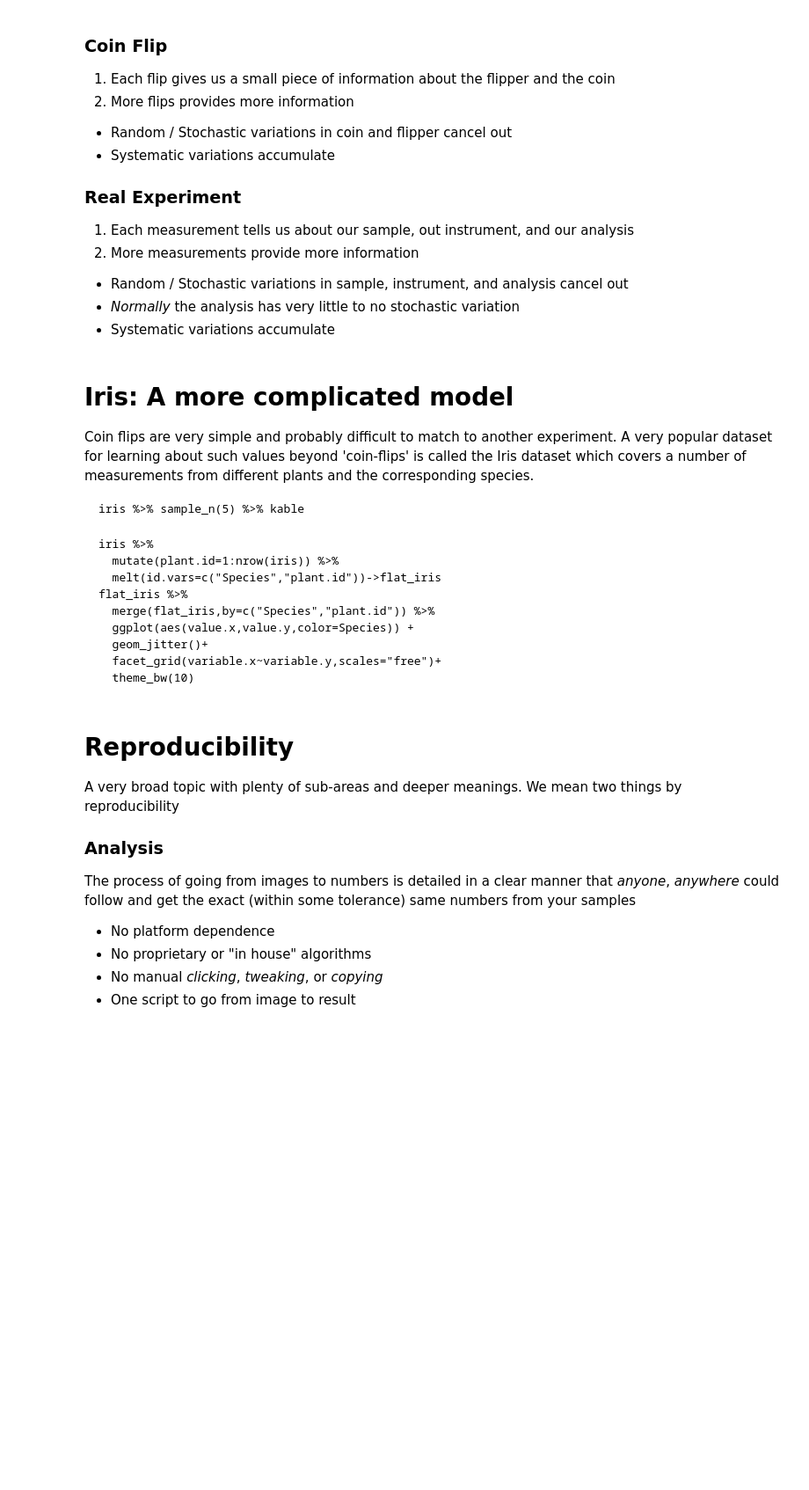
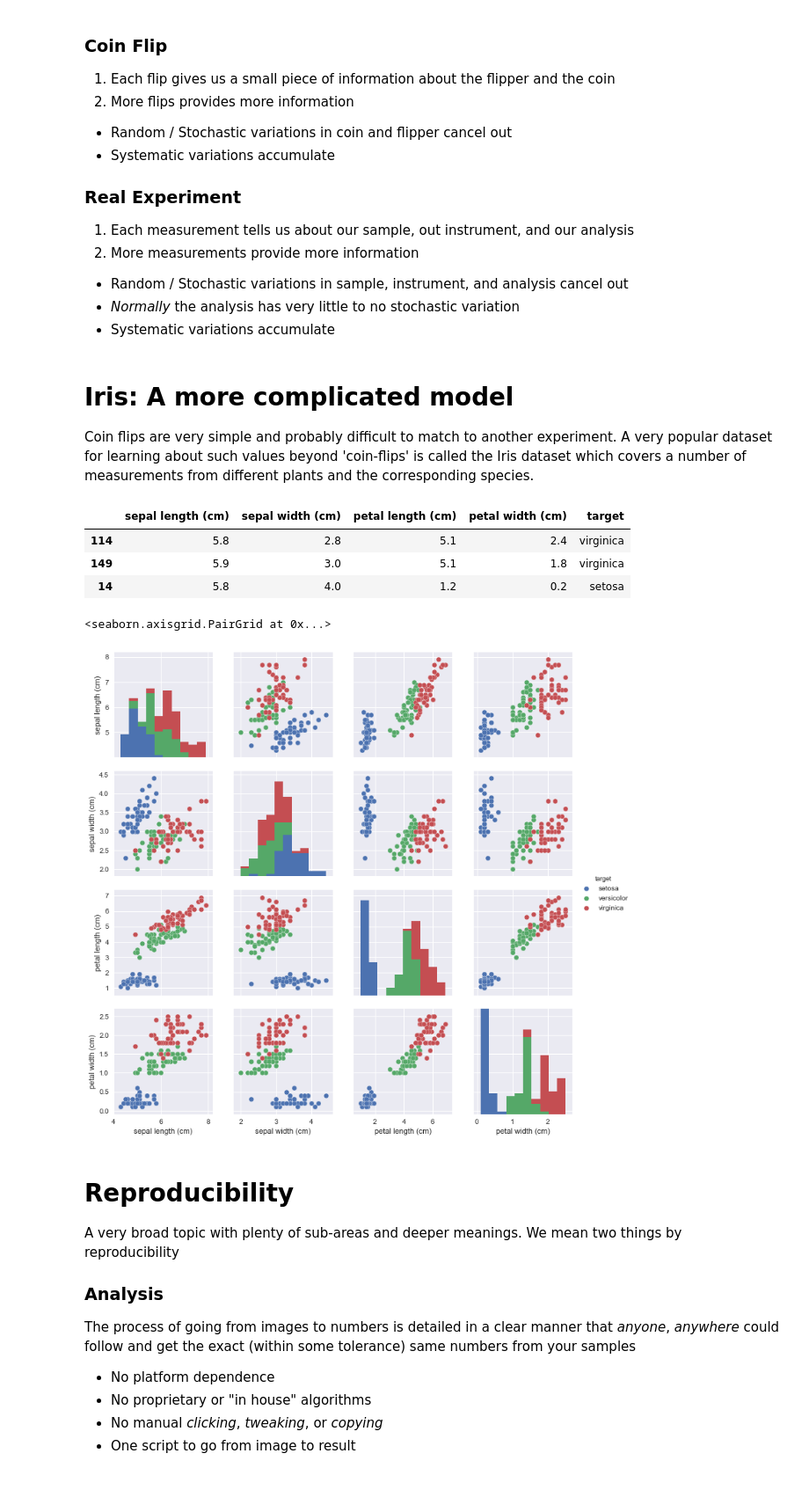
Before and after one commit to kmader/Quantitative-Big-Imaging-2019, a Jupyter notebook: Lectures/09-Statistics.ipynb, the cells around one changed output. Shown at 88% size. Saved outputs shown, nothing was run; the diff lists cells and outputs as text; code cells hidden in the pictures; blank space fills up the shorter version.

````diff
--- a/Lectures/09-Statistics.ipynb
+++ b/Lectures/09-Statistics.ipynb
@@ -232,24 +236,25 @@ $$ E(\prod_{i=0}^\infty \mathcal{F}_i(\mathcal{X})) = E(\mathcal{X}) $$
 
 
 Coin flips are very simple and probably difficult to match to another experiment. A very popular dataset for learning about such values beyond 'coin-flips' is called the Iris dataset which covers a number of measurements from different plants and the corresponding species.
-
-```{r, results='asis'}
-iris %>% sample_n(5) %>% kable
-```
-
-
-
-```{r}
-iris %>%
-  mutate(plant.id=1:nrow(iris)) %>%
-  melt(id.vars=c("Species","plant.id"))->flat_iris
-flat_iris %>%
-  merge(flat_iris,by=c("Species","plant.id")) %>%
-  ggplot(aes(value.x,value.y,color=Species)) +
-  geom_jitter()+
-  facet_grid(variable.x~variable.y,scales="free")+
-  theme_bw(10)
-```
+# %%
+%matplotlib inline
+from sklearn.datasets import load_iris
+import pandas as pd
+import seaborn as sns
+data = load_iris()
+iris_df = pd.DataFrame(data['data'], columns=data['feature_names'])
+iris_df['target'] = data['target_names'][data['target']]
+iris_df.sample(3)
+# %% [output]
+|  | sepal length (cm) | sepal width (cm) | petal length (cm) | petal width (cm) | target |
+| 114 | 5.8 | 2.8 | 5.1 | 2.4 | virginica |
+| 149 | 5.9 | 3.0 | 5.1 | 1.8 | virginica |
+| 14 | 5.8 | 4.0 | 1.2 | 0.2 | setosa |
+# %%
+sns.pairplot(iris_df, hue='target')
+# %% [output]
+<seaborn.axisgrid.PairGrid at 0x...>
+[figure, added]
 # %% [markdown]
 # Reproducibility
 
````
Also changed, not shown: parts of 8 cells of this notebook, 1 other file.
